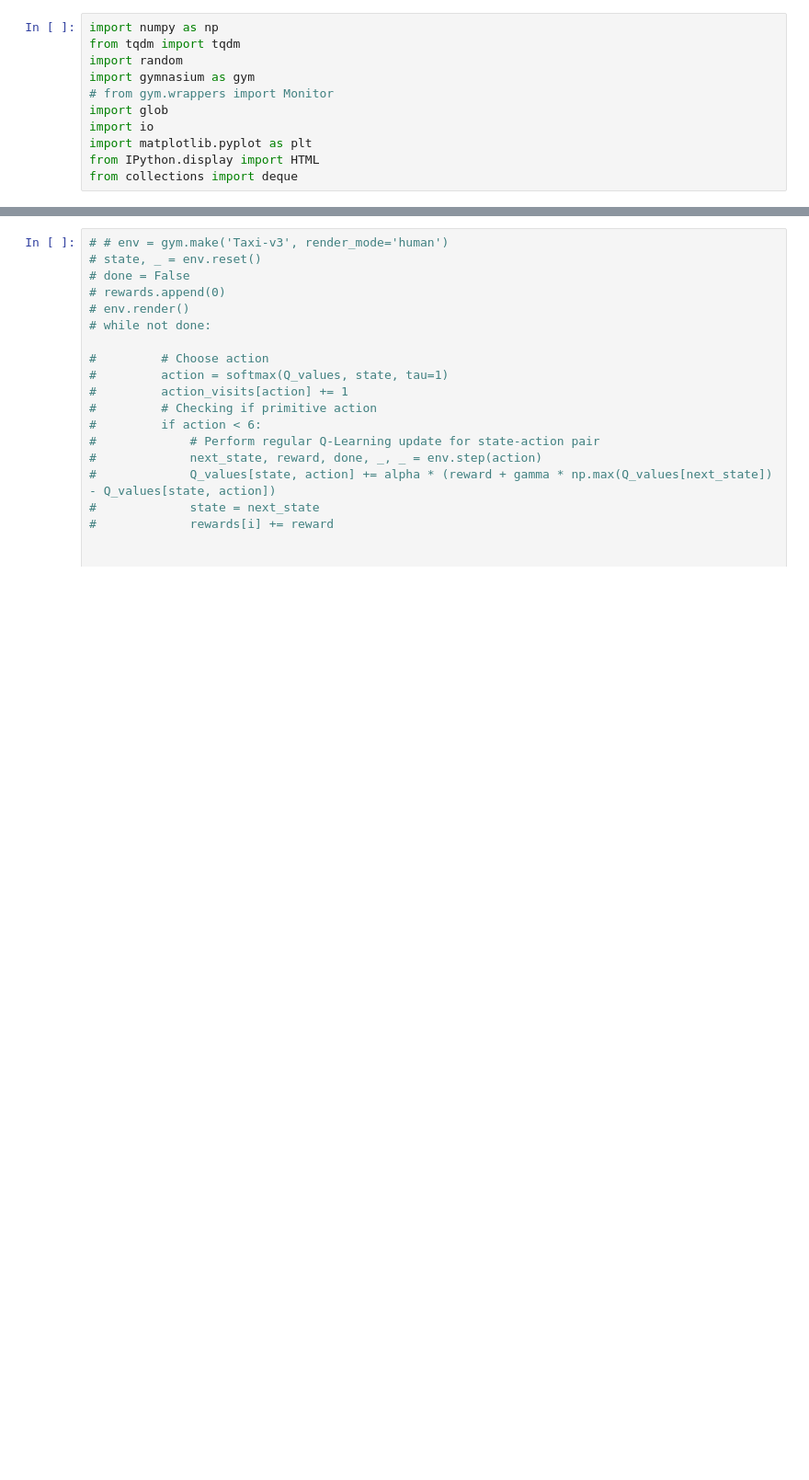
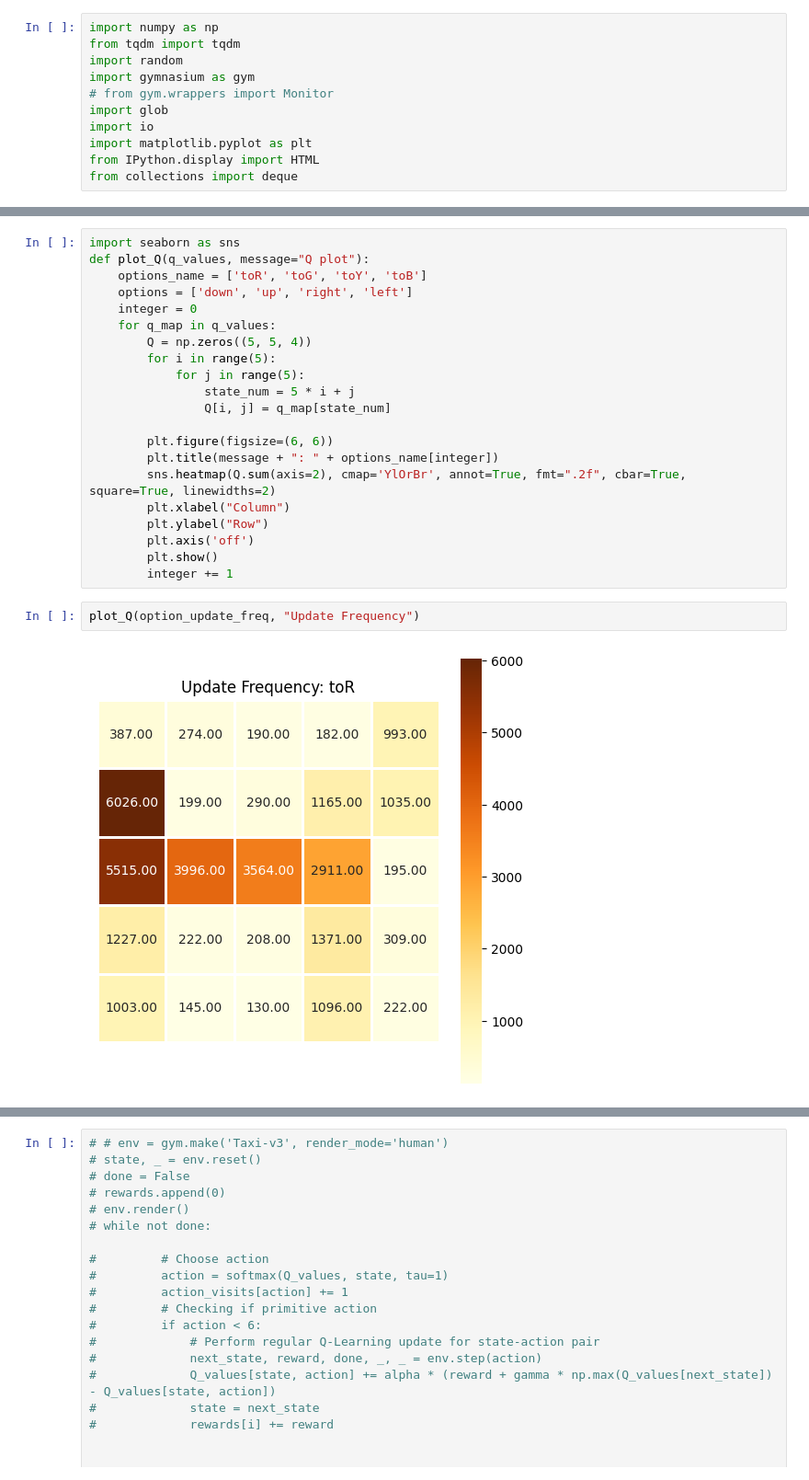
Before and after one commit to adithyaa-rg/Reinforcement_Learning_Assignment_3_Options_Framework, a Jupyter notebook: options.ipynb, the cells around one changed output, grey strips where cells are left out. Shown: that part at 92% size. Cells and saved outputs as stored; diff of their text form; blank space fills up the shorter version.

```diff
--- a/options.ipynb
+++ b/options.ipynb
@@ -200,0 +213,25 @@ array([7087., 9823., 7042., 6803., 6335., 6357., 4152., 4365., 4567.,
+# %%
+import seaborn as sns
+def plot_Q(q_values, message="Q plot"):
+    options_name = ['toR', 'toG', 'toY', 'toB']
+    options = ['down', 'up', 'right', 'left']
+    integer = 0
+    for q_map in q_values:
+        Q = np.zeros((5, 5, 4))
+        for i in range(5):
+            for j in range(5):
+                state_num = 5 * i + j
+                Q[i, j] = q_map[state_num]
+
+        plt.figure(figsize=(6, 6))
+        plt.title(message + ": " + options_name[integer])
+        sns.heatmap(Q.sum(axis=2), cmap='YlOrBr', annot=True, fmt=".2f", cbar=True, square=True, linewidths=2)
+        plt.xlabel("Column")
+        plt.ylabel("Row")
+        plt.axis('off')
+        plt.show()
+        integer += 1
+# %%
+plot_Q(option_update_freq, "Update Frequency")
+# %% [output]
+[figure, added]
```
Also changed, not shown: parts of 15 cells of this notebook.
